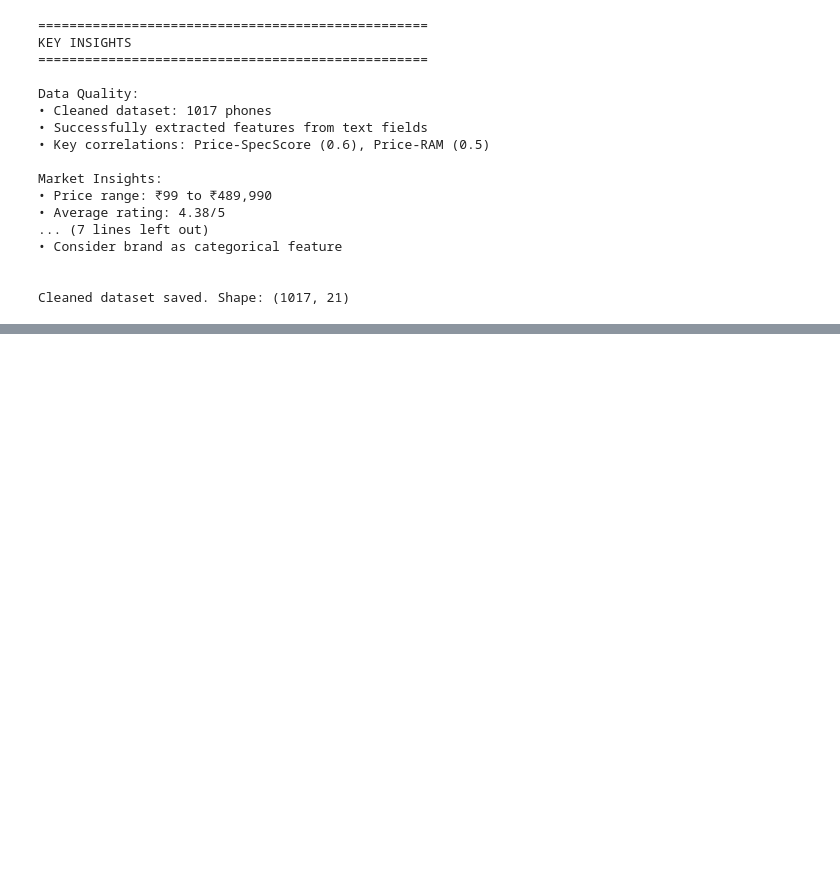
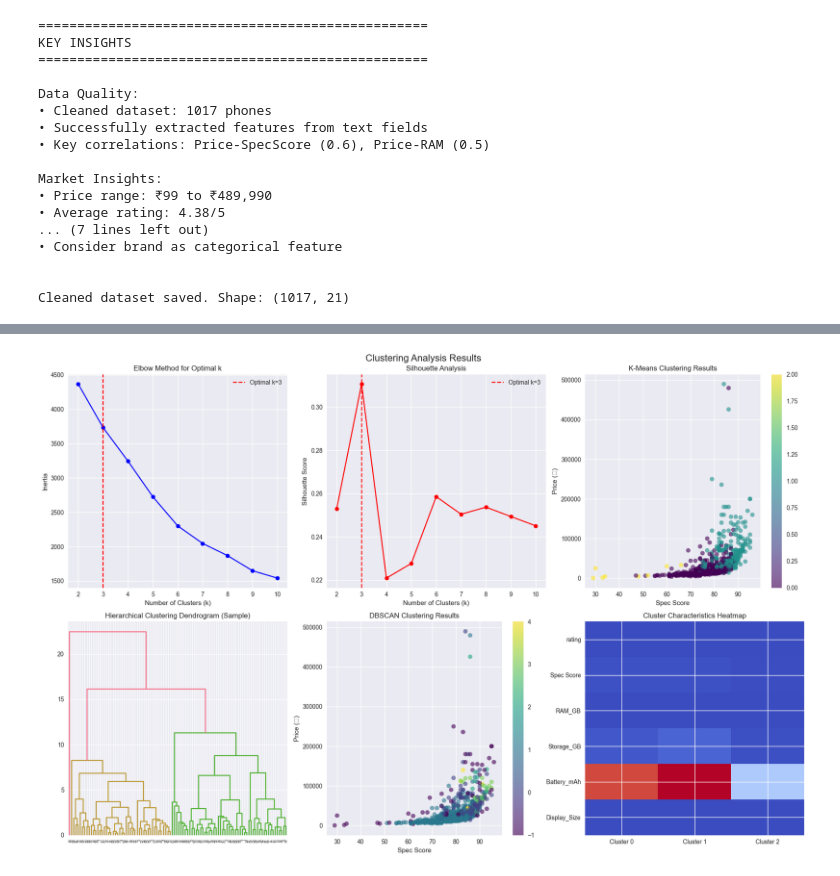
Before and after one commit to abhattarai28547/MSCS_634_RecidencyProject, a Jupyter notebook: MSCS_634_ Residency.ipynb, the cells around one changed output, grey strips where cells are left out. Drawn from its saved outputs; the diff is of its cells as text; code cells hidden in the pictures; blank space fills up the shorter version.

```diff
--- a/MSCS_634_ Residency.ipynb
+++ b/MSCS_634_ Residency.ipynb
@@ -271,0 +1136,91 @@ Cleaned dataset saved. Shape: (1017, 21)
+# %%
+print("\n" + "="*50)
+print("CLUSTERING VISUALIZATION AND ANALYSIS")
+print("="*50)
+
+# Add cluster labels to original data
+clustering_data_with_labels = clustering_data.copy()
+clustering_data_with_labels['KMeans_Cluster'] = kmeans_labels
+clustering_data_with_labels['Hierarchical_Cluster'] = hierarchical_labels
+clustering_data_with_labels['DBSCAN_Cluster'] = dbscan_labels
+
+# Clustering visualizations
+fig, axes = plt.subplots(2, 3, figsize=(18, 12))
+fig.suptitle('Clustering Analysis Results', fontsize=16)
+
+# 1. Elbow Method
+axes[0,0].plot(k_range, inertias, 'bo-')
+axes[0,0].set_xlabel('Number of Clusters (k)')
+axes[0,0].set_ylabel('Inertia')
+axes[0,0].set_title('Elbow Method for Optimal k')
+axes[0,0].axvline(x=optimal_k, color='red', linestyle='--', label=f'Optimal k={optimal_k}')
+axes[0,0].legend()
+
+# 2. Silhouette Scores
+axes[0,1].plot(k_range, silhouette_scores, 'ro-')
+axes[0,1].set_xlabel('Number of Clusters (k)')
+axes[0,1].set_ylabel('Silhouette Score')
+axes[0,1].set_title('Silhouette Analysis')
+axes[0,1].axvline(x=optimal_k, color='red', linestyle='--', label=f'Optimal k={optimal_k}')
+axes[0,1].legend()
+
+# 3. K-means Clusters (Price vs Spec Score)
+price_data = df_clean.loc[clustering_data.index, 'price']
+scatter = axes[0,2].scatter(clustering_data['Spec Score'], price_data,
+                           c=kmeans_labels, cmap='viridis', alpha=0.6)
+axes[0,2].set_xlabel('Spec Score')
+axes[0,2].set_ylabel('Price (₹)')
+axes[0,2].set_title('K-Means Clustering Results')
+plt.colorbar(scatter, ax=axes[0,2])
+
+# 4. Hierarchical Clustering Dendrogram
+if len(clustering_data_scaled) <= 100:  # Only plot dendrogram for smaller datasets
+    linkage_matrix = linkage(clustering_data_scaled, method='ward')
+    dendrogram(linkage_matrix, ax=axes[1,0], truncate_mode='level', p=5)
+    axes[1,0].set_title('Hierarchical Clustering Dendrogram')
+else:
+    # Sample data for dendrogram
+    sample_indices = np.random.choice(len(clustering_data_scaled), 100, replace=False)
+    sample_data = clustering_data_scaled[sample_indices]
+    linkage_matrix = linkage(sample_data, method='ward')
+    dendrogram(linkage_matrix, ax=axes[1,0])
+    axes[1,0].set_title('Hierarchical Clustering Dendrogram (Sample)')
+
+# 5. DBSCAN Results
+if n_clusters_dbscan > 0:
+    scatter_dbscan = axes[1,1].scatter(clustering_data['Spec Score'], price_data,
+                                      c=dbscan_labels, cmap='viridis', alpha=0.6)
+    axes[1,1].set_xlabel('Spec Score')
+    axes[1,1].set_ylabel('Price (₹)')
+    axes[1,1].set_title('DBSCAN Clustering Results')
+    plt.colorbar(scatter_dbscan, ax=axes[1,1])
+
+# 6. Cluster Characteristics (K-means)
+cluster_summary = clustering_data_with_labels.groupby('KMeans_Cluster')[clustering_features].mean()
+cluster_summary_plot = cluster_summary.T
+
+axes[1,2].imshow(cluster_summary_plot.values, cmap='coolwarm', aspect='auto')
+axes[1,2].set_xticks(range(len(cluster_summary.index)))
+axes[1,2].set_xticklabels([f'Cluster {i}' for i in cluster_summary.index])
+axes[1,2].set_yticks(range(len(clustering_features)))
+axes[1,2].set_yticklabels(clustering_features)
+axes[1,2].set_title('Cluster Characteristics Heatmap')
+
+plt.tight_layout()
+plt.show()
+
+# Cluster analysis summary
+print("\nCluster Analysis Summary:")
+print("=" * 40)
+
+print("\nK-Means Cluster Characteristics:")
+for cluster in range(optimal_k):
+    cluster_data = clustering_data_with_labels[clustering_data_with_labels['KMeans_Cluster'] == cluster]
+    cluster_prices = price_data[clustering_data_with_labels['KMeans_Cluster'] == cluster]
+    print(f"\nCluster {cluster} ({len(cluster_data)} phones):")
+    print(f"  Average Price: ₹{cluster_prices.mean():,.0f}")
+    print(f"  Average Spec Score: {cluster_data['Spec Score'].mean():.1f}")
+    print(f"  Average RAM: {cluster_data['RAM_GB'].mean():.1f} GB")
+    print(f"  Average Storage: {cluster_data['Storage_GB'].mean():.0f} GB")
+    print(f"  Average Battery: {cluster_data['Battery_mAh'].mean():.0f} mAh")
+# %% [output]
@@ -271,0 +1230 @@ Cleaned dataset saved. Shape: (1017, 21)
+[figure, added]
```
Also changed, not shown: parts of 25 cells of this notebook.
